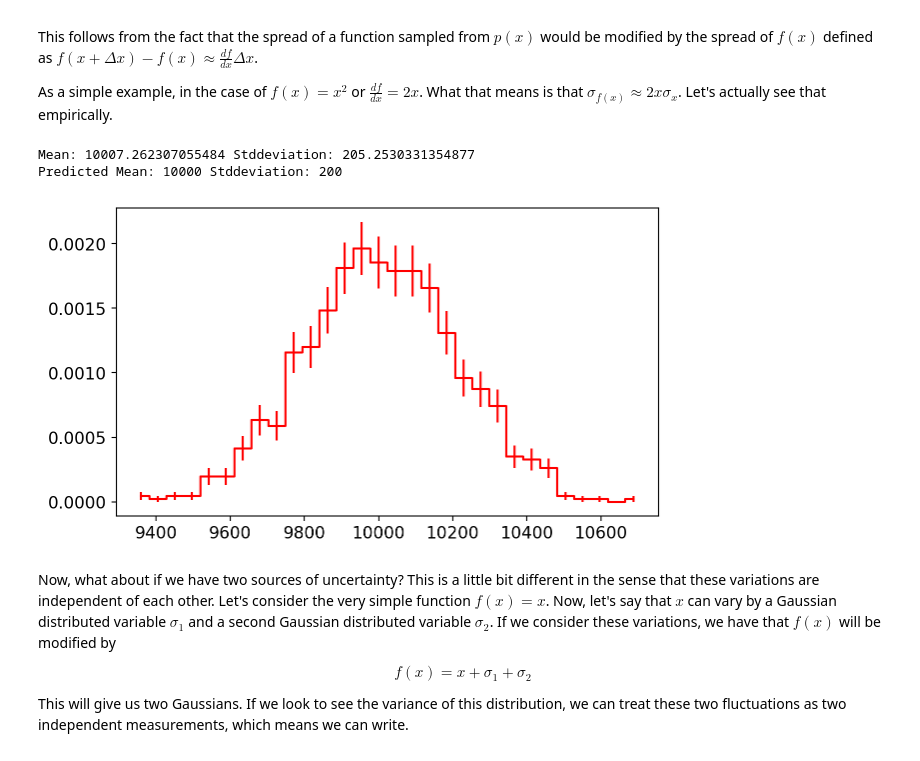
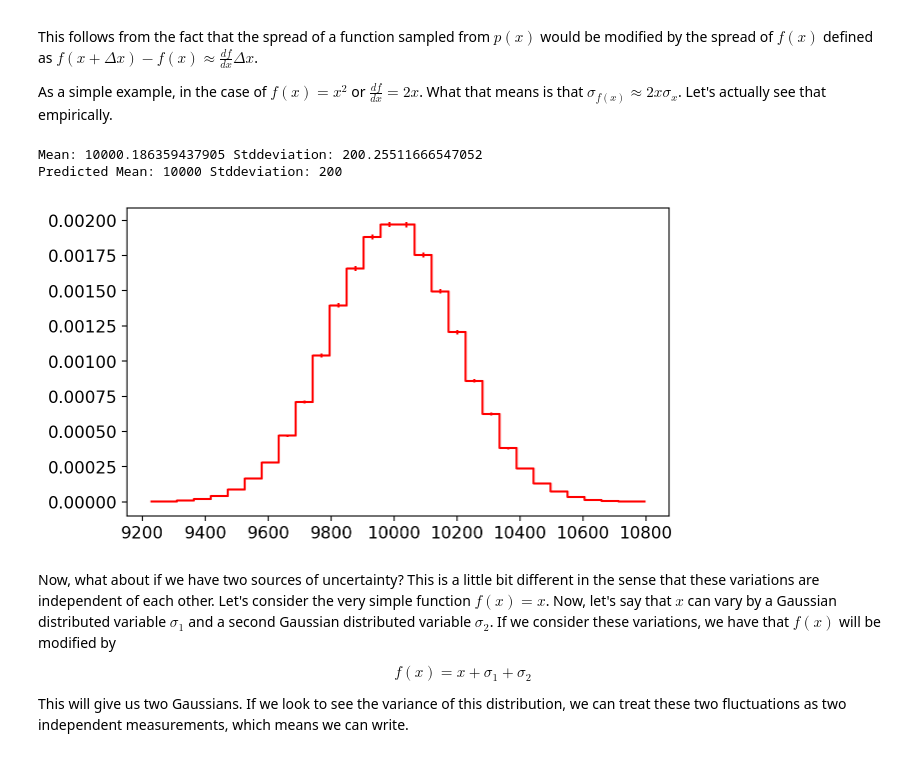
Before and after one commit to mit-physics-data/lectures, a Jupyter notebook: lecture2/8316_L02_MAIN.ipynb, the cells around one changed output. Drawn from its saved outputs; the diff is of its cells as text; code cells hidden in the pictures.

```diff
--- a/lecture2/8316_L02_MAIN.ipynb
+++ b/lecture2/8316_L02_MAIN.ipynb
@@ -1489,25 +1497,25 @@ As a simple example, in the case of $f(x)=x^{2}$ or $\frac{df}{dx}=2x$. What tha
 # %%
 #>>>RUN: L2.6-runcell01
 
 #Now let's say we do a measurement, and the measurement takes an input variable that is varying,
 #and applies a function to it. What is the spread of the function
-ntries=1000
+ntries=100000
 sigx=1
 meas = np.full(ntries,100) #The value 100, 1k times
 unc  = np.random.normal (0,sigx, ntries) #a randomly sampled value from a Gaussian with width 1 1k times
 meas = meas+unc # the value 100 now smeared with sigma=1
 
 def function(ix):#our function
     return ix**2
 outmeas = function(meas)
 _,_,_=normhist(outmeas)
 
 print("Mean:",outmeas.mean(),"Stddeviation:",outmeas.std())
 print("Predicted Mean:",function(100),"Stddeviation:",2*100*sigx) #expect it to be 2*100*1
 # %% [output]
-Mean: 10007.262307055484 Stddeviation: 205.2530331354877
+Mean: 10000.186359437905 Stddeviation: 200.25511666547052
 Predicted Mean: 10000 Stddeviation: 200
-[figure, old version]
+[figure, new version]
 # %% [markdown]
 Now, what about if we have two sources of uncertainty? This is a little bit different in the sense that these variations are independent of each other. Let's consider the very simple function $f(x)=x$. Now, let's say that $x$ can vary by a Gaussian distributed variable $\sigma_1$ and a second Gaussian distributed variable $\sigma_2$. If we consider these variations, we have that $f(x)$ will be modified by
 
```
Also changed, not shown: parts of 8 cells of this notebook, 1 other file.
